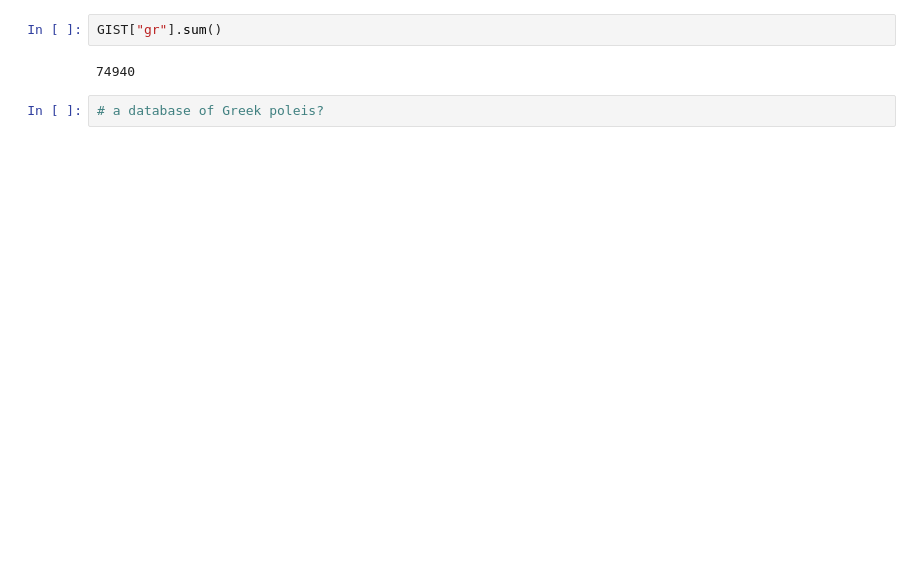
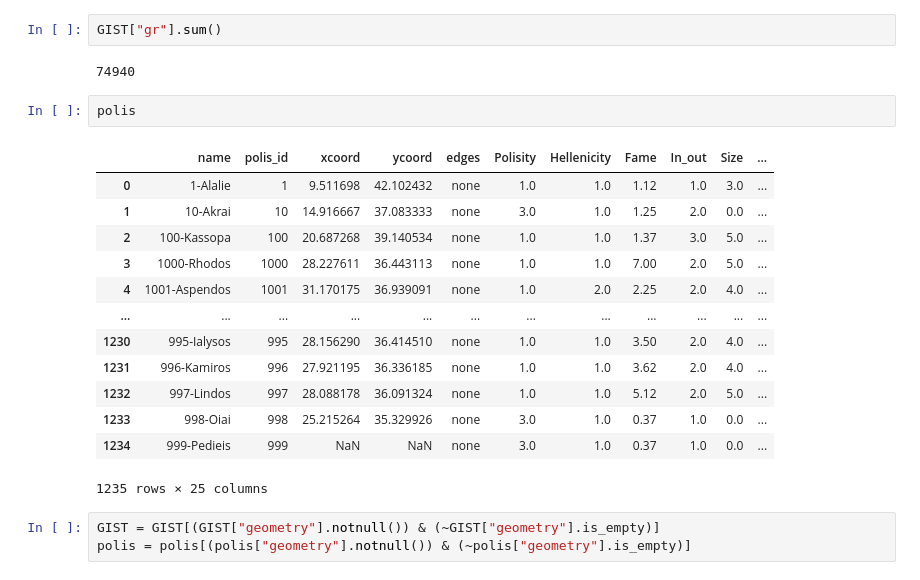
Before and after one commit to kasev/EpiMR, a Jupyter notebook: scripts/data_extraction.ipynb, the cells around one changed output. Drawn from its saved outputs; the diff is of its cells as text; blank space fills up the shorter version.

```diff
--- a/scripts/data_extraction.ipynb
+++ b/scripts/data_extraction.ipynb
@@ -43,5 +77,22 @@ Wall time: 1min 35s
 GIST["gr"].sum()
 # %% [output]
 74940
-# %%
-# a database of Greek poleis?
+# %%
+polis
+# %% [output]
+|  | name | polis_id | xcoord | ycoord | edges | Polisity | Hellenicity | Fame | In_out | Size | ... |
+| 0 | 1-Alalie | 1 | 9.511698 | 42.102432 | none | 1.0 | 1.0 | 1.12 | 1.0 | 3.0 | ... |
+| 1 | 10-Akrai | 10 | 14.916667 | 37.083333 | none | 3.0 | 1.0 | 1.25 | 2.0 | 0.0 | ... |
+| 2 | 100-Kassopa | 100 | 20.687268 | 39.140534 | none | 1.0 | 1.0 | 1.37 | 3.0 | 5.0 | ... |
+| 3 | 1000-Rhodos | 1000 | 28.227611 | 36.443113 | none | 1.0 | 1.0 | 7.00 | 2.0 | 5.0 | ... |
+| 4 | 1001-Aspendos | 1001 | 31.170175 | 36.939091 | none | 1.0 | 2.0 | 2.25 | 2.0 | 4.0 | ... |
+| ... | ... | ... | ... | ... | ... | ... | ... | ... | ... | ... | ... |
+| 1230 | 995-Ialysos | 995 | 28.156290 | 36.414510 | none | 1.0 | 1.0 | 3.50 | 2.0 | 4.0 | ... |
+| 1231 | 996-Kamiros | 996 | 27.921195 | 36.336185 | none | 1.0 | 1.0 | 3.62 | 2.0 | 4.0 | ... |
+| 1232 | 997-Lindos | 997 | 28.088178 | 36.091324 | none | 1.0 | 1.0 | 5.12 | 2.0 | 5.0 | ... |
+| 1233 | 998-Oiai | 998 | 25.215264 | 35.329926 | none | 3.0 | 1.0 | 0.37 | 1.0 | 0.0 | ... |
+| 1234 | 999-Pedieis | 999 | NaN | NaN | none | 3.0 | 1.0 | 0.37 | 1.0 | 0.0 | ... |
+1235 rows × 25 columns
+# %%
+GIST = GIST[(GIST["geometry"].notnull()) & (~GIST["geometry"].is_empty)]
+polis = polis[(polis["geometry"].notnull()) & (~polis["geometry"].is_empty)]
```
Also changed, not shown: parts of 14 cells of this notebook, 2 other files.
